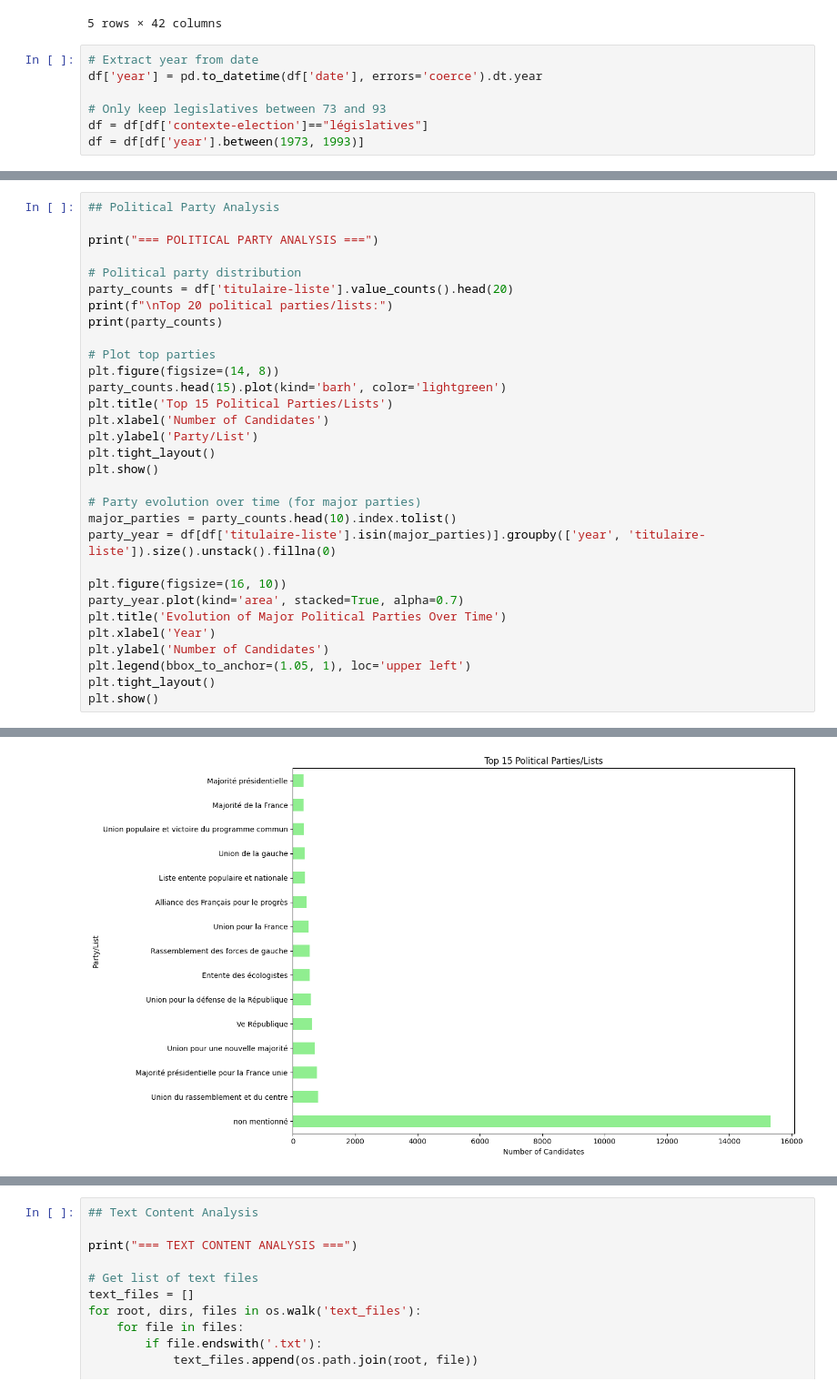
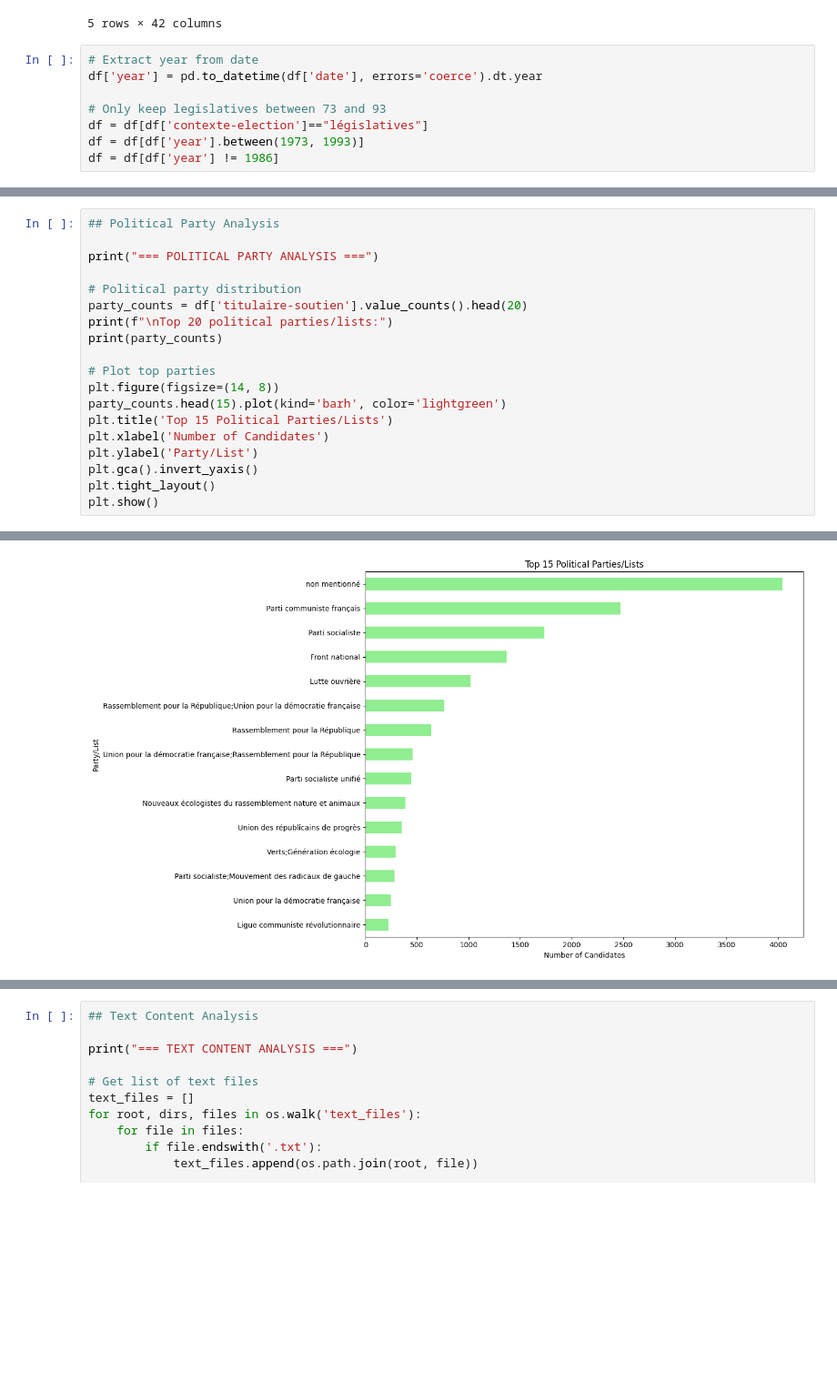
Before and after one commit to victorgalmiche/ENSAE_NLP_project, a Jupyter notebook: statistical_study.ipynb, the cells around one changed output, grey strips where cells are left out. Shown at 91% size. Cells and saved outputs as stored; diff of their text form; blank space fills up the shorter version.

```diff
--- a/statistical_study.ipynb
+++ b/statistical_study.ipynb
@@ -37,3 +37,4 @@ df['year'] = pd.to_datetime(df['date'], errors='coerce').dt.year
 # Only keep legislatives between 73 and 93
 df = df[df['contexte-election']=="législatives"]
 df = df[df['year'].between(1973, 1993)]
+df = df[df['year'] != 1986]
@@ -179,7 +159,7 @@ Name: count, dtype: int64
 print("=== POLITICAL PARTY ANALYSIS ===")
 
 # Political party distribution
-party_counts = df['titulaire-liste'].value_counts().head(20)
+party_counts = df['titulaire-soutien'].value_counts().head(20)
 print(f"\nTop 20 political parties/lists:")
 print(party_counts)
 
@@ -189,21 +169,9 @@ party_counts.head(15).plot(kind='barh', color='lightgreen')
 plt.title('Top 15 Political Parties/Lists')
 plt.xlabel('Number of Candidates')
 plt.ylabel('Party/List')
+plt.gca().invert_yaxis()
 plt.tight_layout()
 plt.show()
-
-# Party evolution over time (for major parties)
-major_parties = party_counts.head(10).index.tolist()
-party_year = df[df['titulaire-liste'].isin(major_parties)].groupby(['year', 'titulaire-liste']).size().unstack().fillna(0)
-
-plt.figure(figsize=(16, 10))
-party_year.plot(kind='area', stacked=True, alpha=0.7)
-plt.title('Evolution of Major Political Parties Over Time')
-plt.xlabel('Year')
-plt.ylabel('Number of Candidates')
-plt.legend(bbox_to_anchor=(1.05, 1), loc='upper left')
-plt.tight_layout()
-plt.show()
 # %% [output]
 === POLITICAL PARTY ANALYSIS ===
 
@@ -224,2 +192,2 @@ Majorité d'union de la gauche                        243
 Name: count, dtype: int64
-[figure, old version]
+[figure, new version]
```
Also changed, not shown: parts of 5 cells of this notebook, 3 other files.
